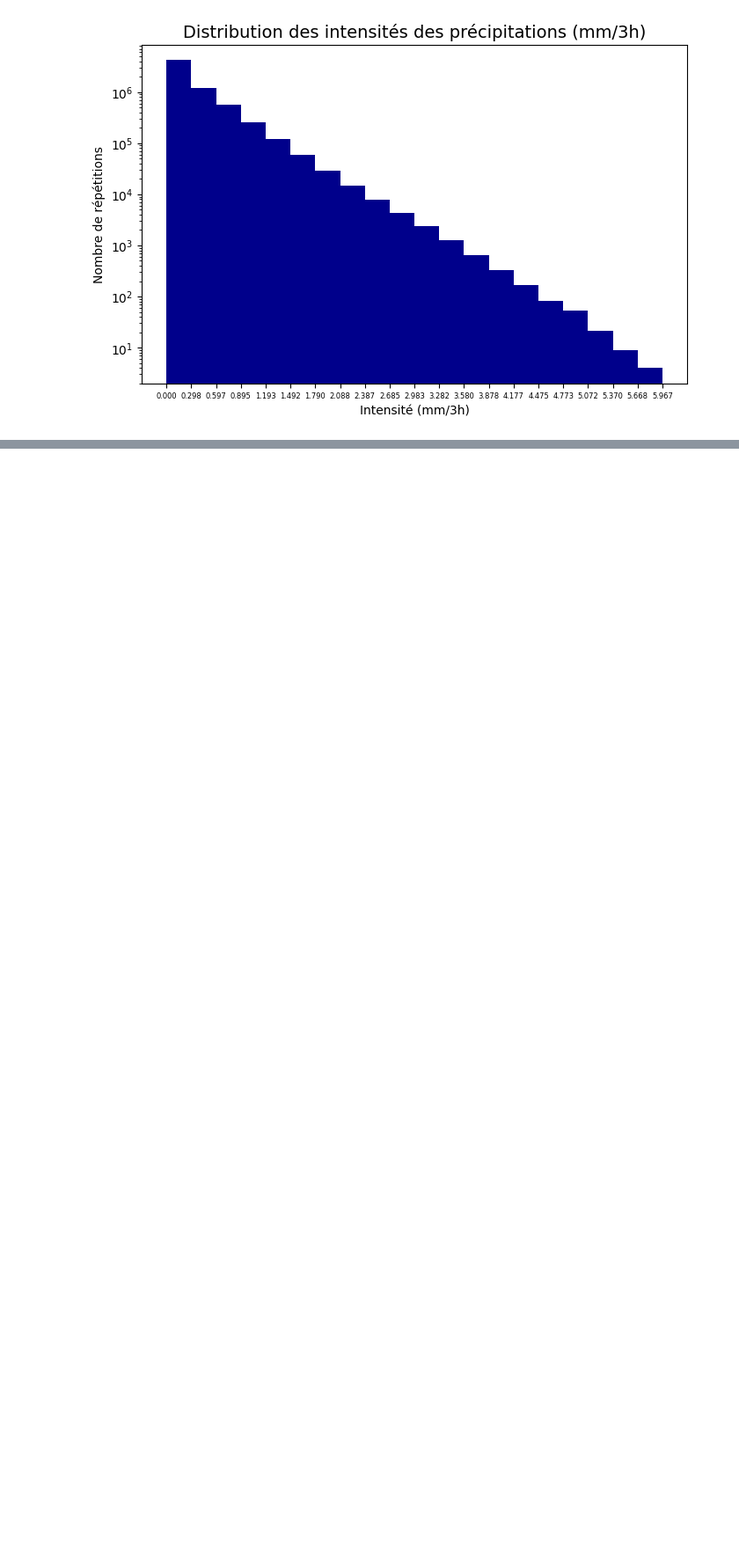
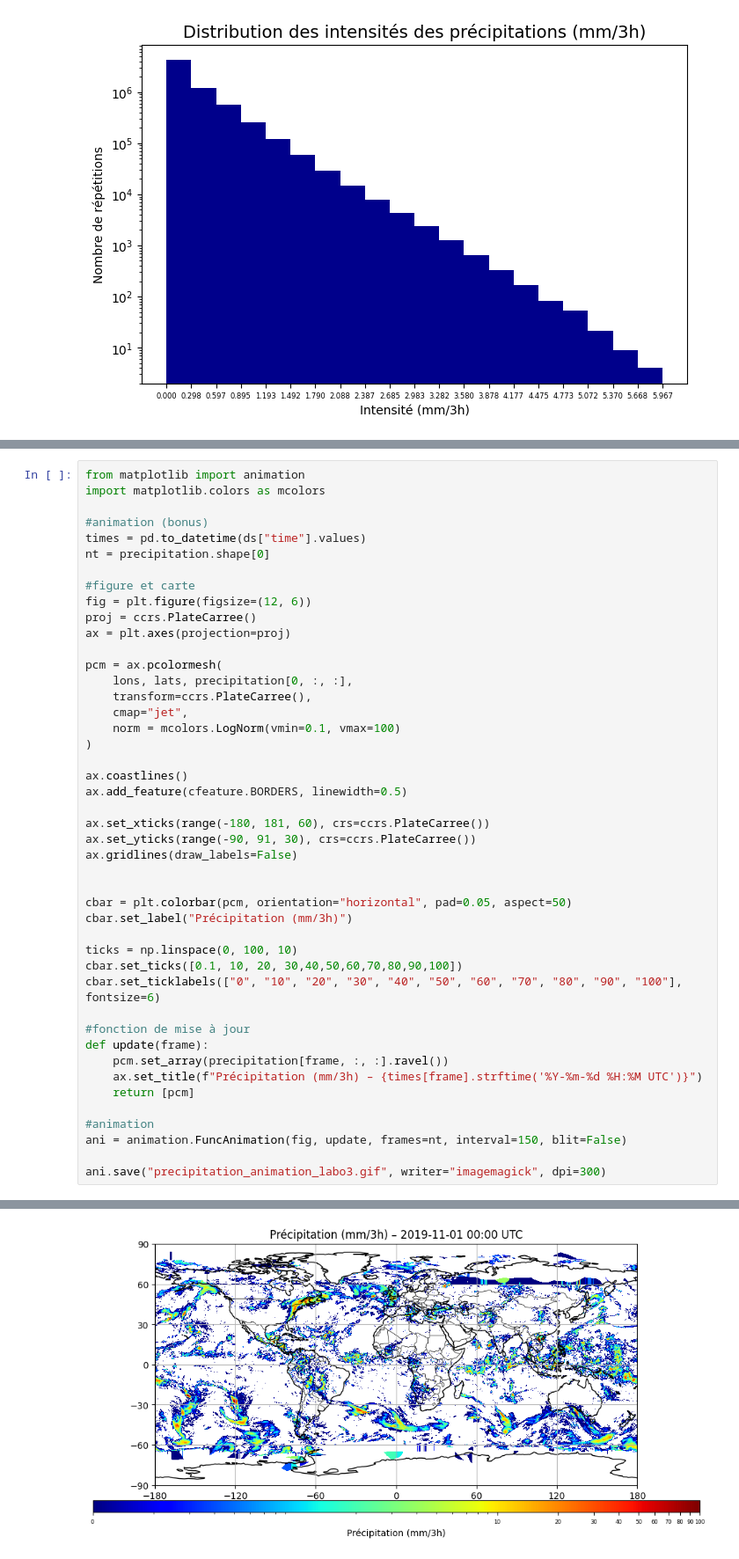
Before and after one commit to potvinjeremie/laboratoire3, a Jupyter notebook: projet1.ipynb, the cells around one changed output, grey strips where cells are left out. Shown at 88% size. Drawn from its saved outputs; the diff is of its cells as text; blank space fills up the shorter version.

```diff
--- a/projet1.ipynb
+++ b/projet1.ipynb
@@ -474,3 +465,49 @@ plt.savefig("carte_moyenne_mtl_contourf.png", dpi=300, bbox_inches="tight")
 plt.show()
 # %% [output]
 [figure]
+# %%
+from matplotlib import animation
+import matplotlib.colors as mcolors
+
+#animation (bonus)
+times = pd.to_datetime(ds["time"].values)
+nt = precipitation.shape[0]
+
+#figure et carte
+fig = plt.figure(figsize=(12, 6))
+proj = ccrs.PlateCarree()
+ax = plt.axes(projection=proj)
+
+pcm = ax.pcolormesh(
+    lons, lats, precipitation[0, :, :],
+    transform=ccrs.PlateCarree(),
+    cmap="jet",
+    norm = mcolors.LogNorm(vmin=0.1, vmax=100)
+)
+
+ax.coastlines()
+ax.add_feature(cfeature.BORDERS, linewidth=0.5)
+
+ax.set_xticks(range(-180, 181, 60), crs=ccrs.PlateCarree())
+ax.set_yticks(range(-90, 91, 30), crs=ccrs.PlateCarree())
+ax.gridlines(draw_labels=False)
+
+
+cbar = plt.colorbar(pcm, orientation="horizontal", pad=0.05, aspect=50)
+cbar.set_label("Précipitation (mm/3h)")
+
+ticks = np.linspace(0, 100, 10)
+cbar.set_ticks([0.1, 10, 20, 30,40,50,60,70,80,90,100])
+cbar.set_ticklabels(["0", "10", "20", "30", "40", "50", "60", "70", "80", "90", "100"], fontsize=6)
+
+#fonction de mise à jour
+def update(frame):
+    pcm.set_array(precipitation[frame, :, :].ravel())
+    ax.set_title(f"Précipitation (mm/3h) – {times[frame].strftime('%Y-%m-%d %H:%M UTC')}")
+    return [pcm]
+
+#animation
+ani = animation.FuncAnimation(fig, update, frames=nt, interval=150, blit=False)
+
+ani.save("precipitation_animation_labo3.gif", writer="imagemagick", dpi=300)
+# %% [output]
@@ -477 +515,2 @@ plt.show()
+[figure, added]
 # %%
```
Also changed, not shown: parts of 9 cells of this notebook.
